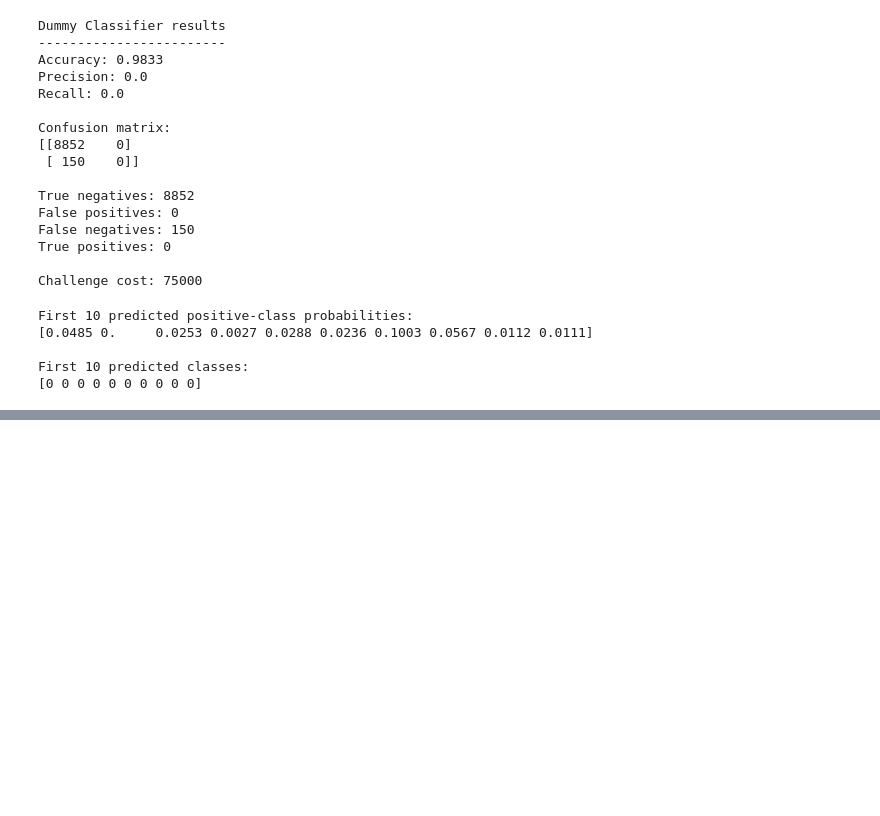
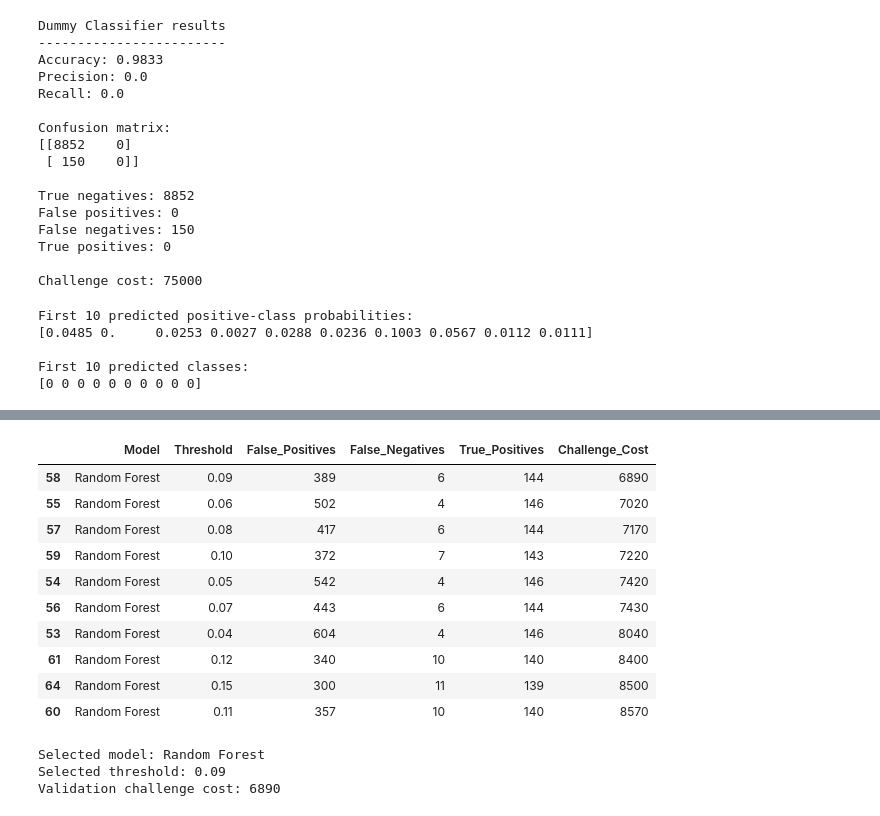
Before and after one commit to Louay-Khairallah/aps-failure-prediction, a Jupyter notebook: aps_failure_prediction.ipynb, the cells around one changed output, grey strips where cells are left out. Drawn from its saved outputs; the diff is of its cells as text; code cells hidden in the pictures; blank space fills up the shorter version.

```diff
--- a/aps_failure_prediction.ipynb
+++ b/aps_failure_prediction.ipynb
@@ -263,0 +371,72 @@ First 10 predicted classes:
+# %%
+import numpy as np
+import pandas as pd
+from sklearn.metrics import confusion_matrix
+
+# Test thresholds from 0.01 to 0.50
+thresholds = np.arange(0.01, 0.51, 0.01)
+
+threshold_results = []
+
+for model_name, (model, probabilities) in models.items():
+
+    for threshold in thresholds:
+
+        # Convert probabilities to class predictions
+        predictions = (probabilities >= threshold).astype(int)
+
+        # Calculate the number of each type of mistake
+        tn, fp, fn, tp = confusion_matrix(
+            y_val,
+            predictions,
+            labels=[0, 1]
+        ).ravel()
+
+        # Calculate the challenge cost
+        cost = 10 * fp + 500 * fn
+
+        threshold_results.append({
+            "Model": model_name,
+            "Threshold": threshold,
+            "False_Positives": fp,
+            "False_Negatives": fn,
+            "True_Positives": tp,
+            "Challenge_Cost": cost
+        })
+
+# Convert results to a DataFrame
+threshold_results = pd.DataFrame(threshold_results)
+
+# Show the lowest-cost combinations
+best_results = threshold_results.sort_values(
+    by="Challenge_Cost",
+    ascending=True
+)
+
+display(best_results.head(10).round(4))
+
+# Select the best model and threshold using validation cost
+best_row = best_results.iloc[0]
+
+best_model_name = best_row["Model"]
+best_threshold = float(best_row["Threshold"])
+best_model = models[best_model_name][0]
+
+print("\nSelected model:", best_model_name)
+print("Selected threshold:", round(best_threshold, 2))
+print("Validation challenge cost:", int(best_row["Challenge_Cost"]))
+# %% [output]
+|  | Model | Threshold | False_Positives | False_Negatives | True_Positives | Challenge_Cost |
+| 58 | Random Forest | 0.09 | 389 | 6 | 144 | 6890 |
+| 55 | Random Forest | 0.06 | 502 | 4 | 146 | 7020 |
+| 57 | Random Forest | 0.08 | 417 | 6 | 144 | 7170 |
+| 59 | Random Forest | 0.10 | 372 | 7 | 143 | 7220 |
+| 54 | Random Forest | 0.05 | 542 | 4 | 146 | 7420 |
+| 56 | Random Forest | 0.07 | 443 | 6 | 144 | 7430 |
+| 53 | Random Forest | 0.04 | 604 | 4 | 146 | 8040 |
+| 61 | Random Forest | 0.12 | 340 | 10 | 140 | 8400 |
+| 64 | Random Forest | 0.15 | 300 | 11 | 139 | 8500 |
+| 60 | Random Forest | 0.11 | 357 | 10 | 140 | 8570 |
+Selected model: Random Forest
+Selected threshold: 0.09
+Validation challenge cost: 6890
```
Also changed, not shown: parts of 7 cells of this notebook.
